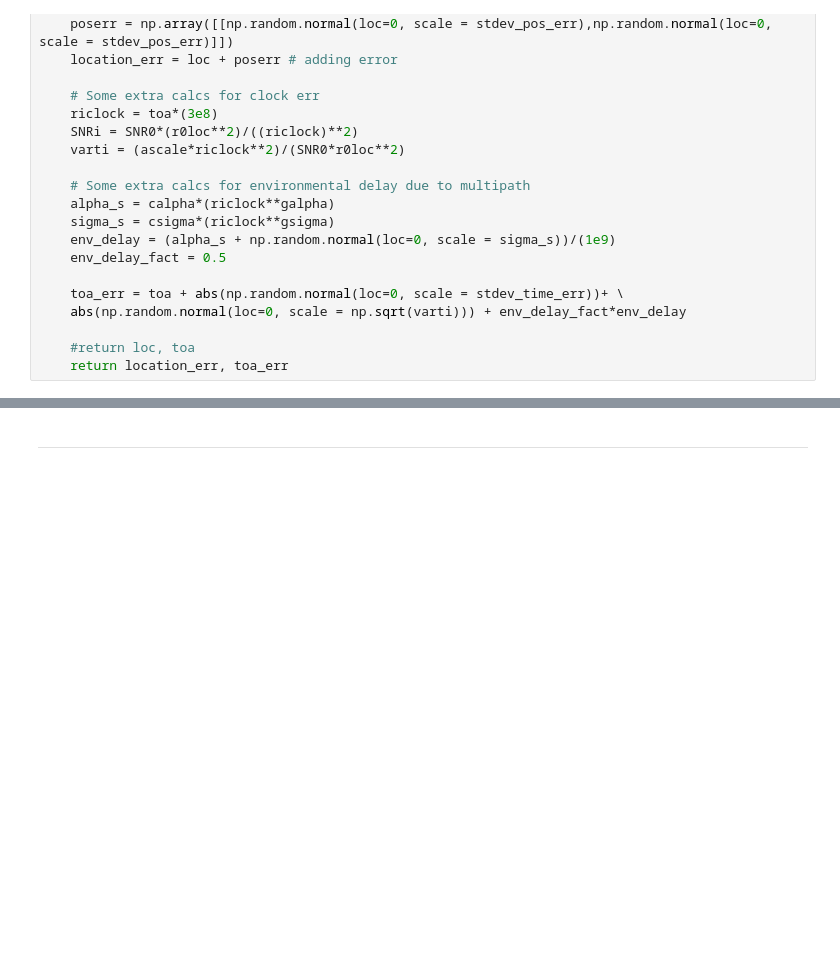
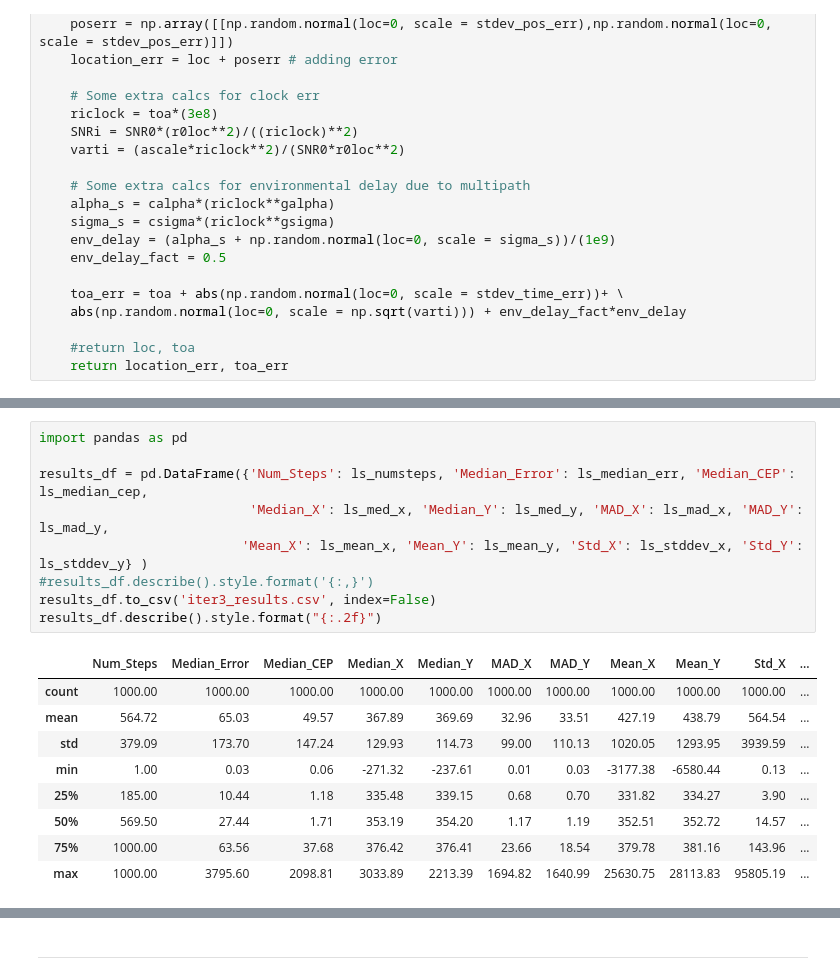
Before and after one commit to raneyoliver/CS8321Labs-public, a Jupyter notebook: lab5/Lab5_FinalProject_Iter3.ipynb, the cells around one changed output, grey strips where cells are left out. Drawn from its saved outputs; the diff is of its cells as text; blank space fills up the shorter version.

```diff
--- a/lab5/Lab5_FinalProject_Iter3.ipynb
+++ b/lab5/Lab5_FinalProject_Iter3.ipynb
@@ -446,0 +611,19 @@ class DroneEnv(AECEnv):
+# %%
+import pandas as pd
+
+results_df = pd.DataFrame({'Num_Steps': ls_numsteps, 'Median_Error': ls_median_err, 'Median_CEP': ls_median_cep,
+                           'Median_X': ls_med_x, 'Median_Y': ls_med_y, 'MAD_X': ls_mad_x, 'MAD_Y': ls_mad_y,
+                          'Mean_X': ls_mean_x, 'Mean_Y': ls_mean_y, 'Std_X': ls_stddev_x, 'Std_Y': ls_stddev_y} )
+#results_df.describe().style.format('{:,}')
+results_df.to_csv('iter3_results.csv', index=False)
+results_df.describe().style.format("{:.2f}")
+# %% [output]
+|  | Num_Steps | Median_Error | Median_CEP | Median_X | Median_Y | MAD_X | MAD_Y | Mean_X | Mean_Y | Std_X | ... |
+| count | 1000.00 | 1000.00 | 1000.00 | 1000.00 | 1000.00 | 1000.00 | 1000.00 | 1000.00 | 1000.00 | 1000.00 | ... |
+| mean | 564.72 | 65.03 | 49.57 | 367.89 | 369.69 | 32.96 | 33.51 | 427.19 | 438.79 | 564.54 | ... |
+| std | 379.09 | 173.70 | 147.24 | 129.93 | 114.73 | 99.00 | 110.13 | 1020.05 | 1293.95 | 3939.59 | ... |
+| min | 1.00 | 0.03 | 0.06 | -271.32 | -237.61 | 0.01 | 0.03 | -3177.38 | -6580.44 | 0.13 | ... |
+| 25% | 185.00 | 10.44 | 1.18 | 335.48 | 339.15 | 0.68 | 0.70 | 331.82 | 334.27 | 3.90 | ... |
+| 50% | 569.50 | 27.44 | 1.71 | 353.19 | 354.20 | 1.17 | 1.19 | 352.51 | 352.72 | 14.57 | ... |
+| 75% | 1000.00 | 63.56 | 37.68 | 376.42 | 376.41 | 23.66 | 18.54 | 379.78 | 381.16 | 143.96 | ... |
+| max | 1000.00 | 3795.60 | 2098.81 | 3033.89 | 2213.39 | 1694.82 | 1640.99 | 25630.75 | 28113.83 | 95805.19 | ... |
```
Also changed, not shown: parts of 6 cells of this notebook, 3 other files.
